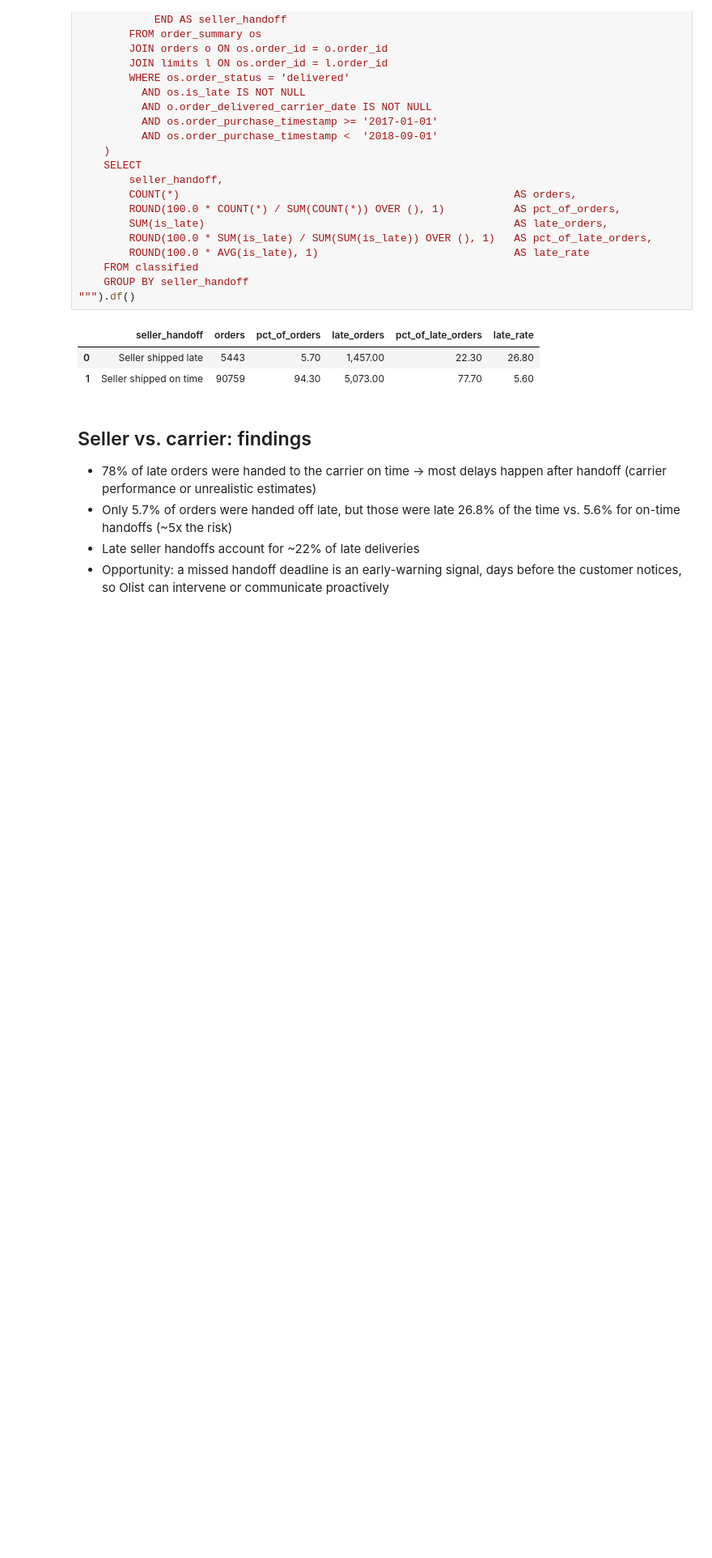
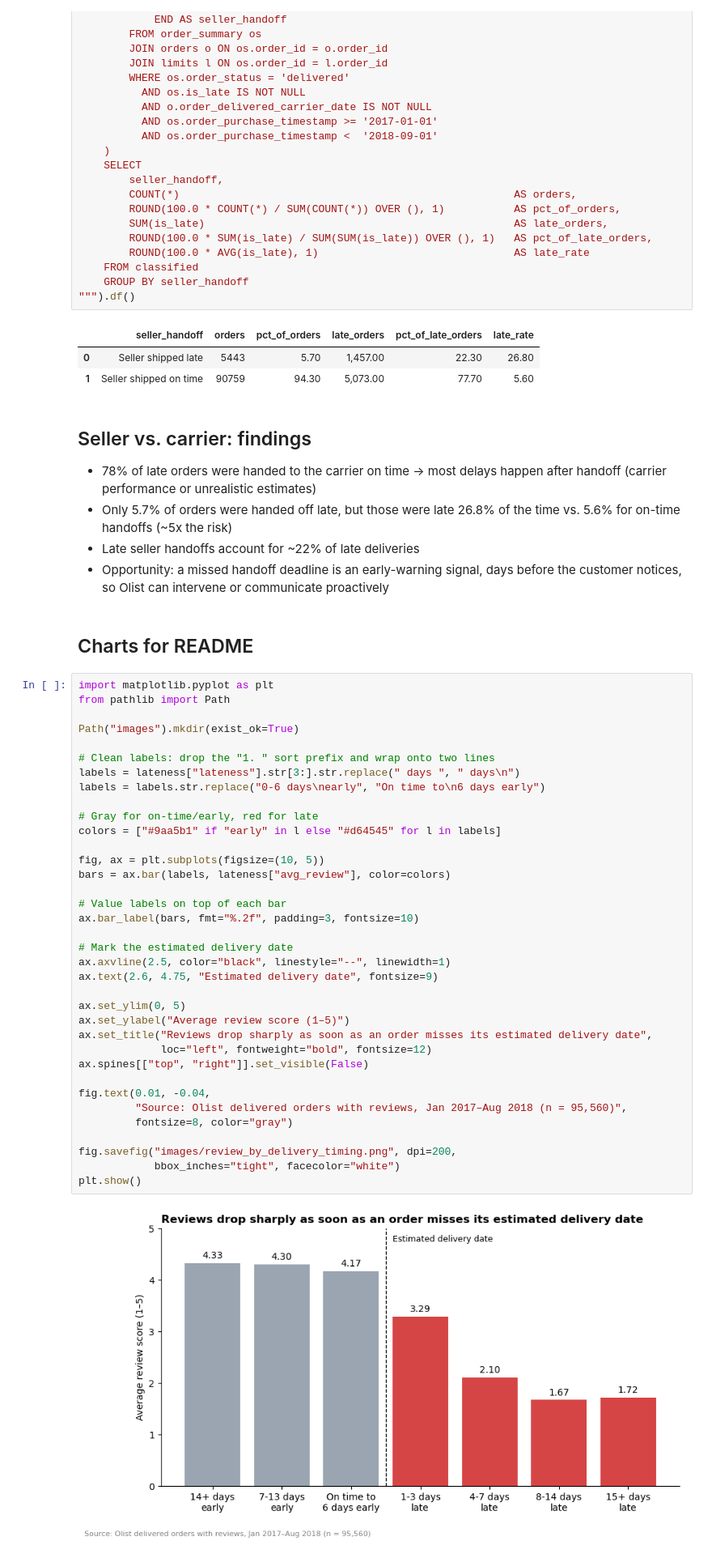
Before and after one commit to brandon-keck/olist-ecommerce-analysis, a Jupyter notebook: 02_analysis.ipynb, the cells around one changed output. Shown at 81% size. Drawn from its saved outputs; the diff is of its cells as text; blank space fills up the shorter version.

Commit message:
Add charts to README

```diff
--- a/02_analysis.ipynb
+++ b/02_analysis.ipynb
@@ -692,3 +692,43 @@ con.sql("""
 - Only 5.7% of orders were handed off late, but those were late 26.8% of the time vs. 5.6% for on-time handoffs (~5x the risk)
 - Late seller handoffs account for ~22% of late deliveries
 - Opportunity: a missed handoff deadline is an early-warning signal, days before the customer notices, so Olist can intervene or communicate proactively
+# %% [markdown]
+## Charts for README
+# %%
+import matplotlib.pyplot as plt
+from pathlib import Path
+
+Path("images").mkdir(exist_ok=True)
+
+# Clean labels: drop the "1. " sort prefix and wrap onto two lines
+labels = lateness["lateness"].str[3:].str.replace(" days ", " days\n")
+labels = labels.str.replace("0-6 days\nearly", "On time to\n6 days early")
+
+# Gray for on-time/early, red for late
+colors = ["#9aa5b1" if "early" in l else "#d64545" for l in labels]
+
+fig, ax = plt.subplots(figsize=(10, 5))
+bars = ax.bar(labels, lateness["avg_review"], color=colors)
+
+# Value labels on top of each bar
+ax.bar_label(bars, fmt="%.2f", padding=3, fontsize=10)
+
+# Mark the estimated delivery date
+ax.axvline(2.5, color="black", linestyle="--", linewidth=1)
+ax.text(2.6, 4.75, "Estimated delivery date", fontsize=9)
+
+ax.set_ylim(0, 5)
+ax.set_ylabel("Average review score (1–5)")
+ax.set_title("Reviews drop sharply as soon as an order misses its estimated delivery date",
+             loc="left", fontweight="bold", fontsize=12)
+ax.spines[["top", "right"]].set_visible(False)
+
+fig.text(0.01, -0.04,
+         "Source: Olist delivered orders with reviews, Jan 2017–Aug 2018 (n = 95,560)",
+         fontsize=8, color="gray")
+
+fig.savefig("images/review_by_delivery_timing.png", dpi=200,
+            bbox_inches="tight", facecolor="white")
+plt.show()
+# %% [output]
+[figure, added]
```
Also changed, not shown: parts of 3 cells of this notebook, 5 other files.
